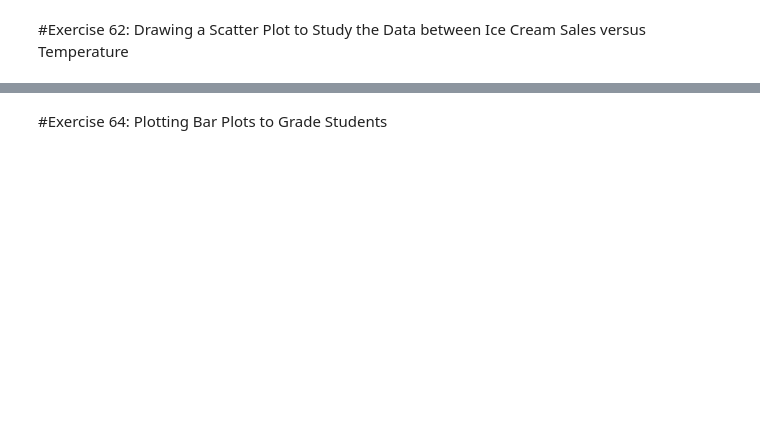
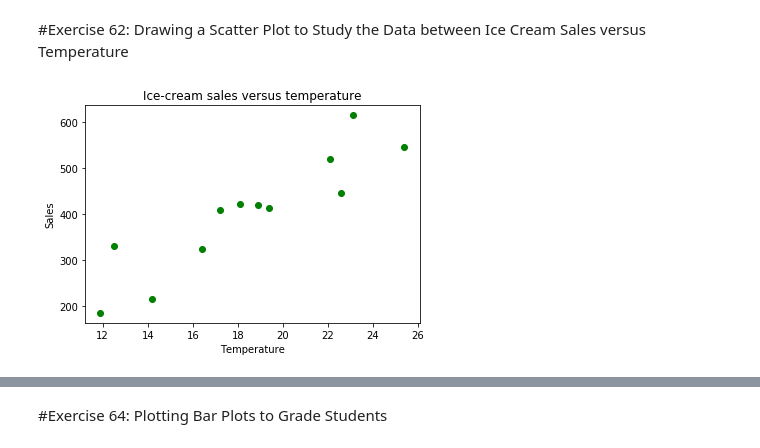
Before and after one commit to ovidiuuus/pywrkshop, a Jupyter notebook: ch04_ExtendPython.ipynb, the cells around one changed output, grey strips where cells are left out. Cells and saved outputs as stored; diff of their text form; code cells hidden in the pictures; blank space fills up the shorter version.

Commit message:
Update plot cells until heatmap

```diff
--- a/ch04_ExtendPython.ipynb
+++ b/ch04_ExtendPython.ipynb
@@ -46,13 +50,18 @@ print("Average marks for semester 1:", avg(ranks))
 # %%
 import matplotlib.pyplot as plt
 import seaborn as sns
 import numpy as np
 
 temperature = [14.2, 16.4, 11.9, 12.5, 18.9, 22.1, 19.4, 23.1, 25.4, 18.1, 22.6, 17.2]
 sales = [215.20, 325.00, 185.20, 330.20, 418.60, 520.25, 412.20, 614.60, 544.80, 421.40, 445.50, 408.10]
 
-plt.scatter(temperature, sales, color='red')
+plt.title('Ice-cream sales versus temperature')
+plt.xlabel('Temperature')
+plt.ylabel('Sales')
+plt.scatter(temperature, sales, color='green')
 plt.show()
+# %% [output]
+[figure, added]
 # %%
 stock_price = [190.64, 190.09, 192.25, 191.79, 194.45, 196.45, 196.45, 196.42, 200.32, 200.32, 200.85, 199.2, 199.2, 199.2, 199.46, 201.46, 197.54, 201.12, 203.12, 203.12, 203.12, 202.83, 202.83, 203.36, 206.83, 204.9, 204.9, 204.9, 204.4, 204.06]
 
```
Also changed, not shown: parts of 8 cells of this notebook.
